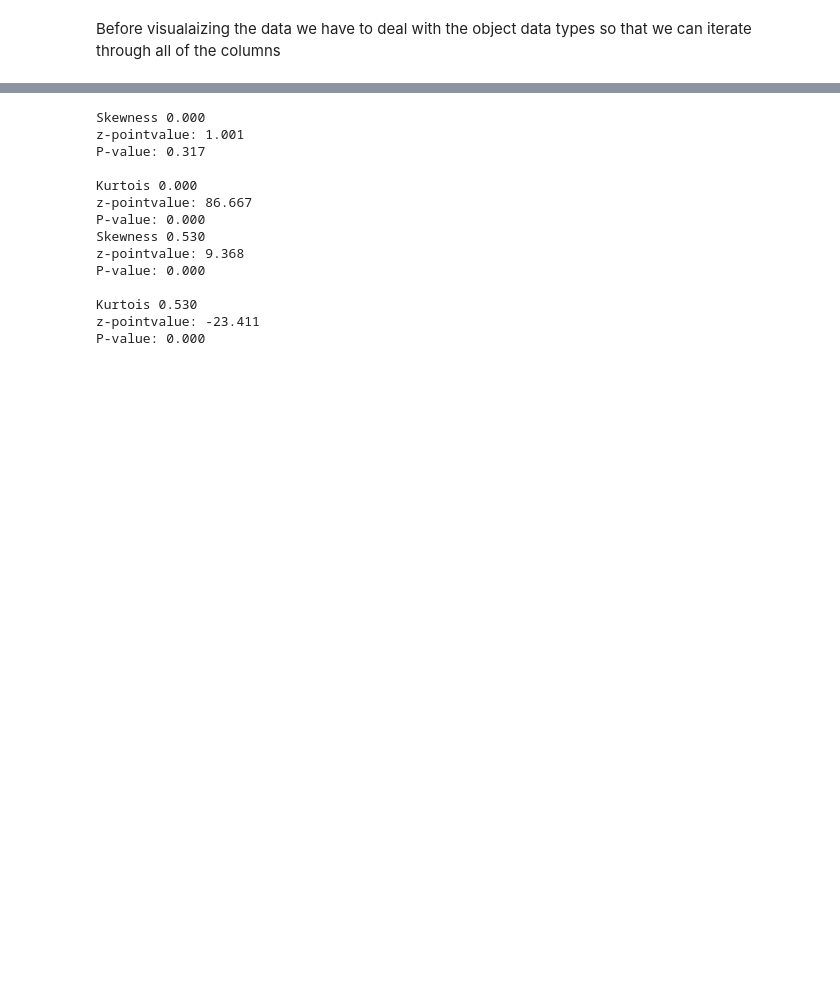
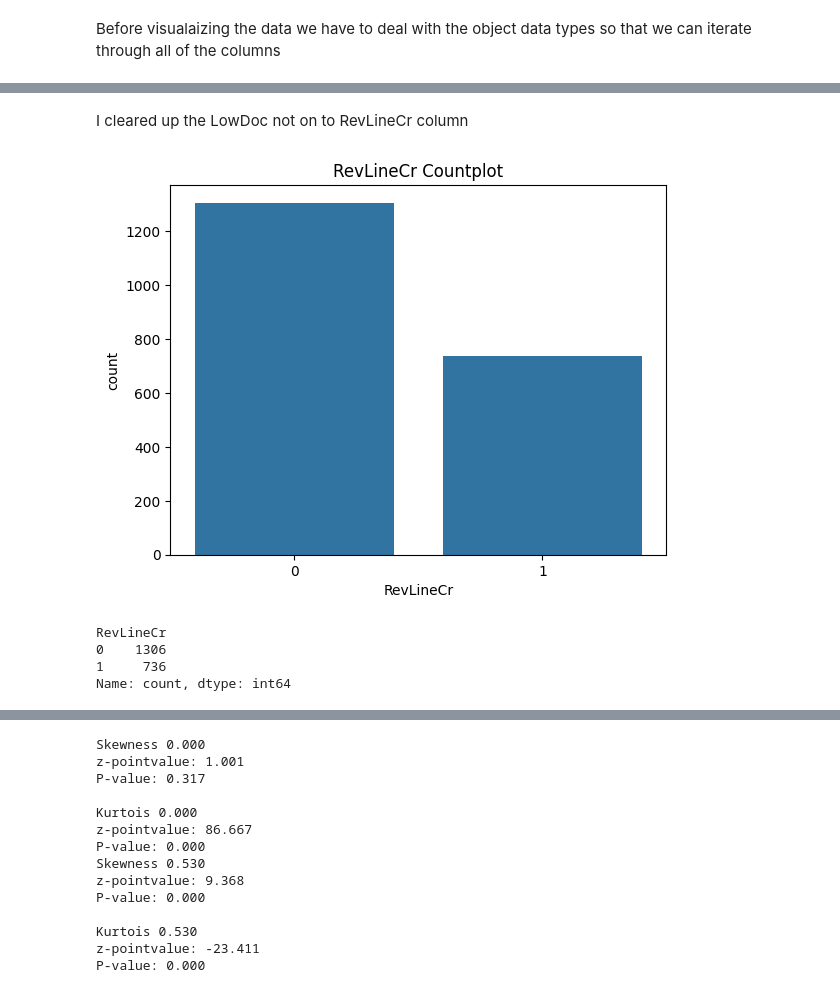
Before and after one commit to MrBigJupiter/sba-loan-default-prediction_project, a Jupyter notebook: notebooks/loan_default_log_reg.ipynb, the cells around one changed output, grey strips where cells are left out. Drawn from its saved outputs; the diff is of its cells as text; code cells hidden in the pictures; blank space fills up the shorter version.

```diff
--- a/notebooks/loan_default_log_reg.ipynb
+++ b/notebooks/loan_default_log_reg.ipynb
@@ -247,0 +273,13 @@ print(test_df['LowDoc'].unique())
+# %% [markdown]
+I cleared up the LowDoc not on to RevLineCr column
+# %%
+sns.countplot(data=test_df, x='RevLineCr')
+plt.title('RevLineCr Countplot')
+plt.show()
+test_df['RevLineCr'].value_counts()
+# %% [output]
+[figure, added]
+RevLineCr
+0    1306
+1     736
+Name: count, dtype: int64
```
Also changed, not shown: parts of 6 cells of this notebook.
